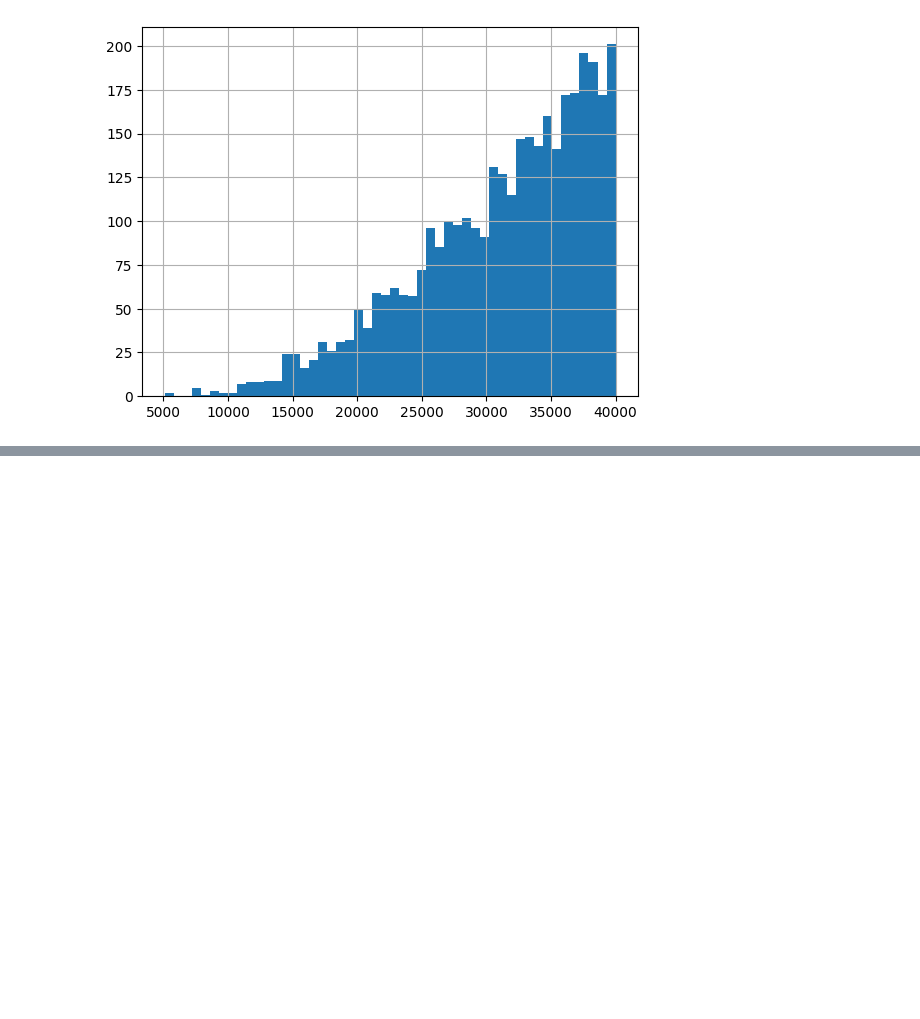
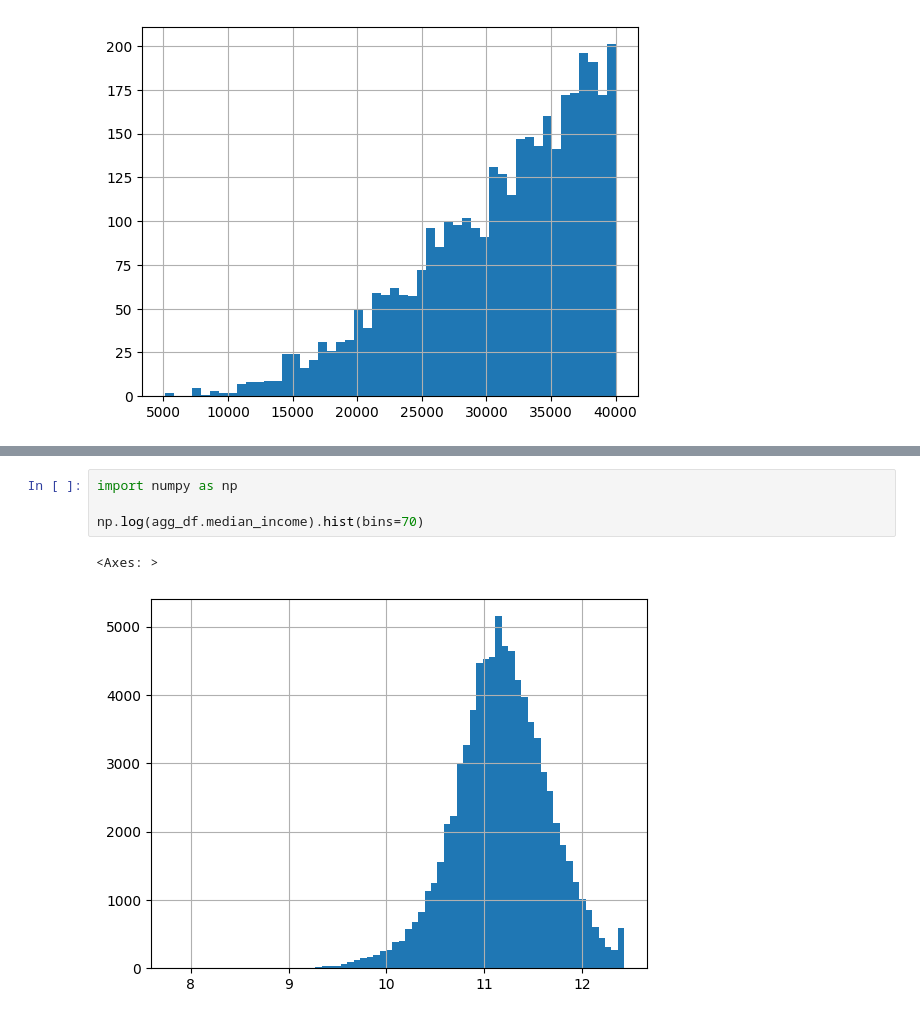
Before and after one commit to maxbusboom/WirelessIncome, a Jupyter notebook: notebooks/ericbusboom/03_ols.ipynb, the cells around one changed output, grey strips where cells are left out. Drawn from its saved outputs; the diff is of its cells as text; blank space fills up the shorter version.

```diff
--- a/notebooks/ericbusboom/03_ols.ipynb
+++ b/notebooks/ericbusboom/03_ols.ipynb
@@ -234,0 +259,7 @@ strong multicollinearity or other numerical problems.
+# %%
+import numpy as np
+
+np.log(agg_df.median_income).hist(bins=70)
+# %% [output]
+<Axes: >
+[figure, added]
```
Also changed, not shown: parts of 8 cells of this notebook, 3 other files.
